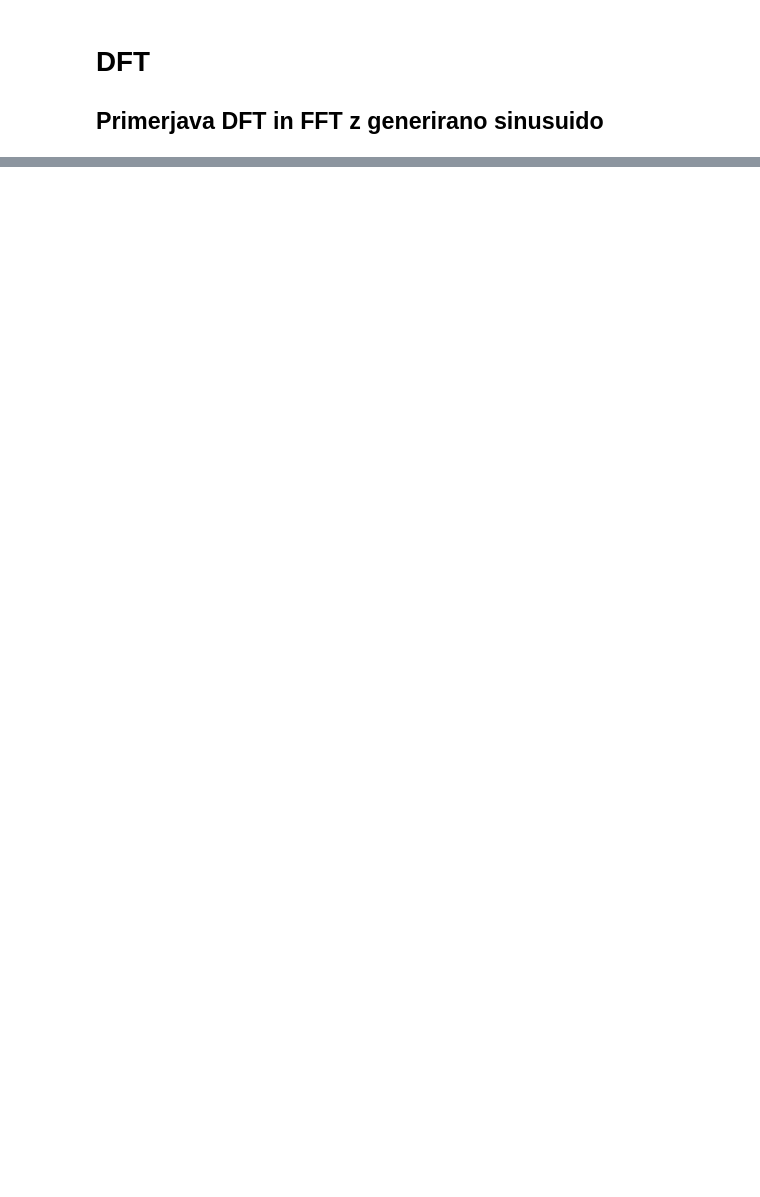
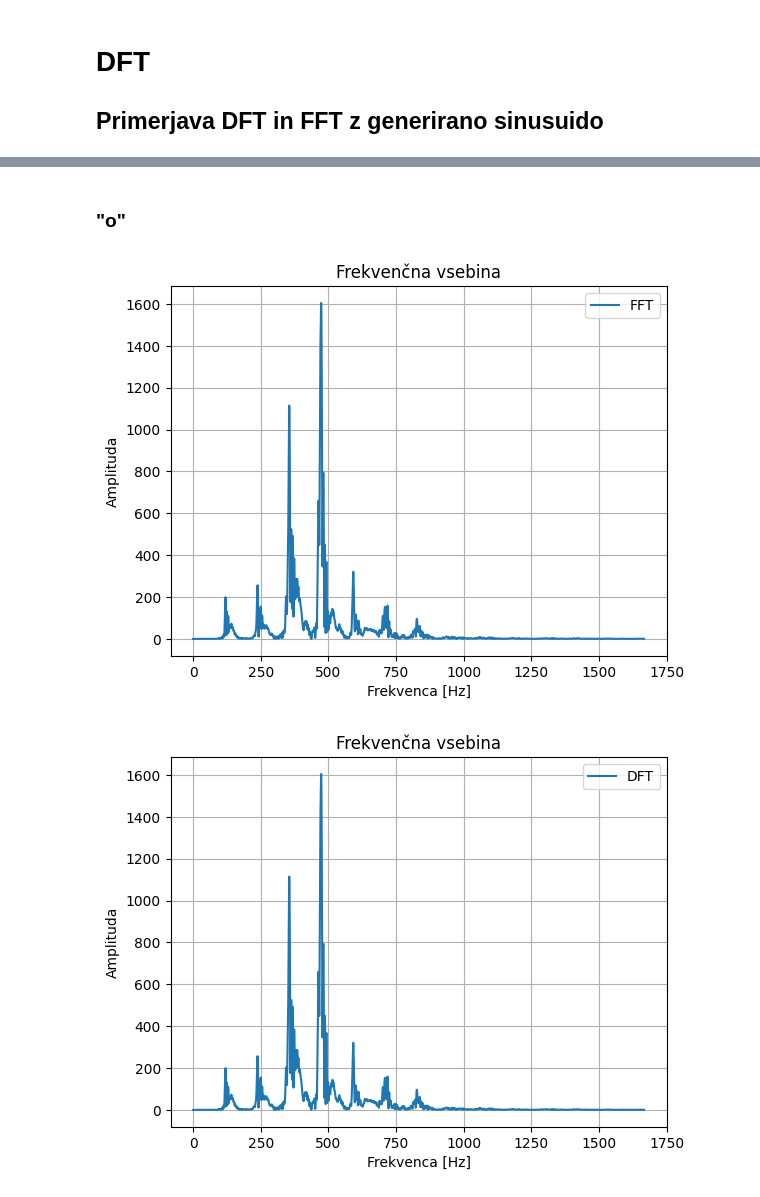
Before and after one commit to IgorPolajzer/ROSiS_Vaja2_DFT, a Jupyter notebook: porocilo.ipynb, the cells around one changed output, grey strips where cells are left out. Saved outputs shown, nothing was run; the diff lists cells and outputs as text; code cells hidden in the pictures; blank space fills up the shorter version.

```diff
--- a/porocilo.ipynb
+++ b/porocilo.ipynb
@@ -25,0 +42,9 @@ plot_dft_and_fft(y_fft, y_dft, T, Fs)
+# %% [markdown]
+### "o"
+# %%
+y_o, Fso = util.read_signal_from_mp3("/home/igor/Desktop/MAG/1_LETNIK/2_SEMESTER/RACUNALNISKA_OBDELAVA_SIGNALOV_IN_SLIK/Vaja_2/recordings/o_medium_pitch.mp3")
+T = len(y_o) / Fso
+fft_dft(y_o, Fso, T, MAX_FREQS)
+# %% [output]
+[figure, added]
+[figure, added]
```
Also changed, not shown: parts of 12 cells of this notebook, 20 other files.
